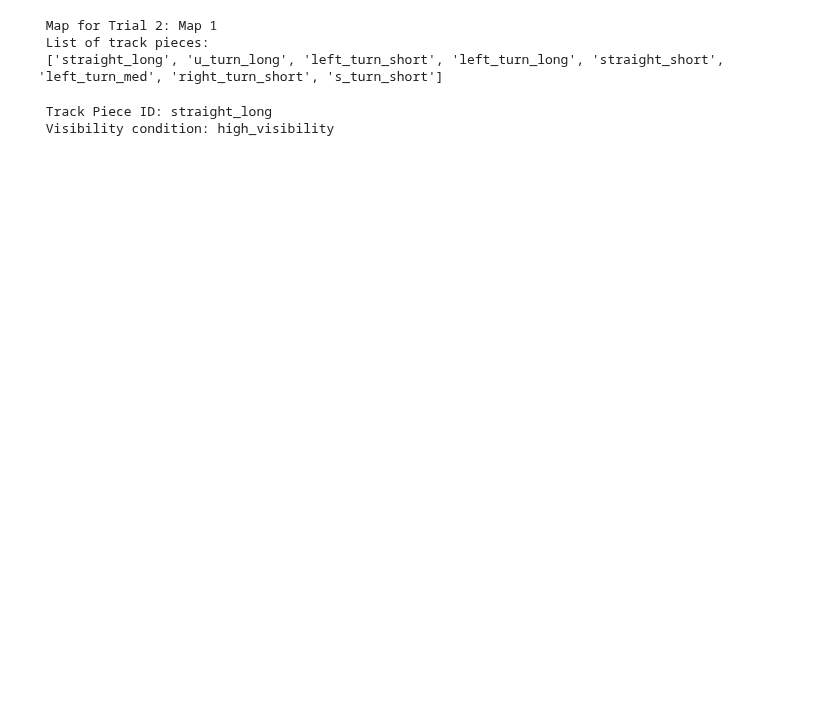
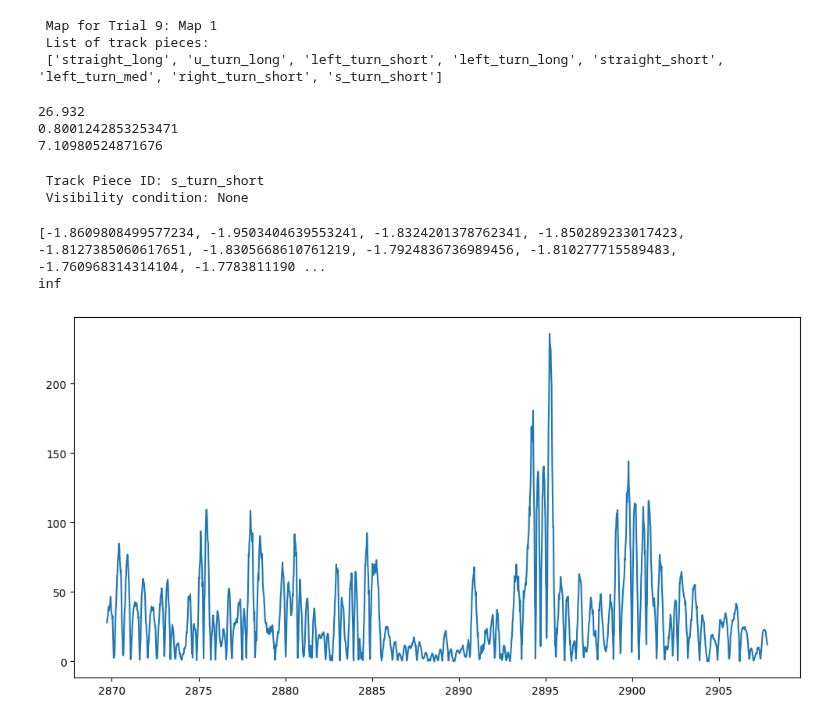
Before and after one commit to GraceRoessling/driving_exp_1_analyses, a Jupyter notebook: experiment_analyses/jupyter_notebooks/Get_subject_data.ipynb, the cells around one changed output. Cells and saved outputs as stored; diff of their text form; code cells hidden in the pictures; blank space fills up the shorter version.

Commit message:
using absolute lane deviation and calculating mean steering acceleration

```diff
--- a/experiment_analyses/jupyter_notebooks/Get_subject_data.ipynb
+++ b/experiment_analyses/jupyter_notebooks/Get_subject_data.ipynb
@@ -30,8 +30,8 @@ unfamiliar_group_ids = ["chess", "class", "dust", "envoy", "flint", "lurch", "ma
 trial_list = [0,1,2,3,4,5,6,7,8,9] # I use 0th based lists to index the trials
 
 # Pick a subject, and pick a trial number! -----------
-subject_id = familiar_group_ids[0] # pick a subject#
-trial_number = 2
+subject_id = familiar_group_ids[5] # pick a subject#
+trial_number = 9
 # %%
 # Get objects associated to a given subject and their trial
 subject_object = subject_dict[subject_id]
@@ -44,7 +44,7 @@ track_piece_object_dict = trial_object.pieces # dictionary that contains track_p
 
 print(f" Map for Trial {trial_number}:","Map", trial_map_number,"\n","List of track pieces:","\n", track_piece_list) # high_visibility, then good. if low_visibility, that means the track piece has fog
 # %% [output]
- Map for Trial 2: Map 1
+ Map for Trial 9: Map 1
  List of track pieces:
  ['straight_long', 'u_turn_long', 'left_turn_short', 'left_turn_long', 'straight_short', 'left_turn_med', 'right_turn_short', 's_turn_short']
 # %%
@@ -60,9 +60,19 @@ path_to_csv = f"{subject_object.path}/S001/trackers"
 camera_position_path = f"{path_to_csv}/main_camera"
 vehicle_position_path = f"{path_to_csv}/vehicle_movement"
 main_vehicle_vars_path = f"{path_to_csv}/Vehicle_DrivingSim"
+# %%
+# Examine steering angle data for a given trial
+t1 = main_vehicle_vars_df["steering_angle"]
+print(max(list(t1)))
+print(t1.mean())
+print(t1.std())
+# %% [output]
+26.932
+0.8001242853253471
+7.10980524871676
 # %%
 # To get data associated to a given track piece! These are dataframes that are filtered for only the data associated to a given track piece
-track_piece_id = track_piece_list[0] # choose a track piece from the list
+track_piece_id = track_piece_list[7] # choose a track piece from the list
 track_piece_object = track_piece_object_dict[track_piece_id] # get the track piece object associated to the track piece
 
 # Determine if there was fog on that track piece (you may not want to train on track pieces that contain fog)
@@ -78,5 +88,29 @@ track_main_vehicle_vars_df = track_dataframe_dict["Vehicle_DrivingSim"]
 # If you want to get the corrected positions of a given track piece and the trajectory of the subject:
 track_piece_center_x, track_piece_center_z, track_piece_traj_x, track_piece_traj_z = lane_deviation.get_track_piece_of_interest(subject_object,trial_number,master_dict,track_piece_id)
 # %% [output]
- Track Piece ID: straight_long
- Visibility condition: high_visibility
+ Track Piece ID: s_turn_short
+ Visibility condition: None
+# %%
+import numpy as np
+lane_dev_df = track_piece_object.lane_dev_df
+print(list(lane_dev_df["lane_dev"]))
+print(np.mean(lane_dev_df["lane_dev"]))
+# %% [output]
+[-1.8609808499577234, -1.9503404639553241, -1.8324201378762341, -1.850289233017423, -1.8127385060617651, -1.8305668610761219, -1.7924836736989456, -1.810277715589483, -1.760968314314104, -1.7783811190 ...
+inf
+# %%
+driving_sim_df = track_piece_object.dataframes["Vehicle_DrivingSim"]
+
+acceleration_column = driving_sim_df["steering_acceleration"]
+time_column = driving_sim_df["time"]
+angle_column = driving_sim_df["steering_angle"]
+
+
+import matplotlib.pyplot as plt
+
+# Create the plot
+plt.figure(figsize=(12,6))
+plt.plot(time_column,driving_sim_df['steering_acceleration'])
+plt.show()
+# %% [output]
+[figure, added]
```
Also changed, not shown: parts of 2 cells of this notebook, 24 other files.
